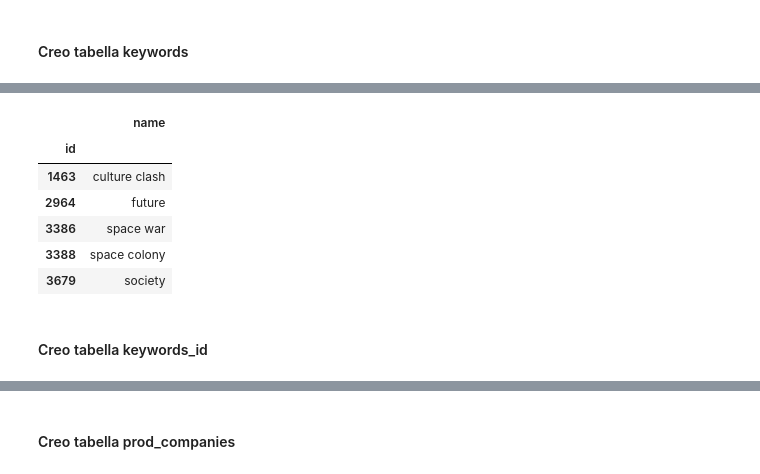
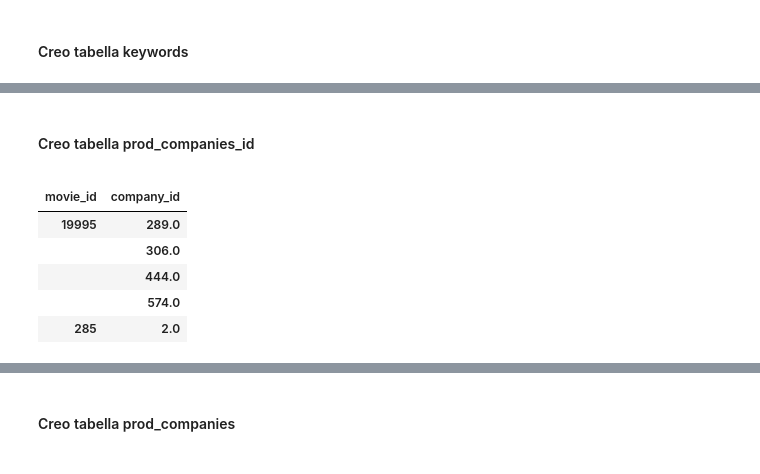
Before and after one commit to silviasantamaria/computerscience, a Jupyter notebook: NUOVO_PROJECT.ipynb, the cells around one changed output, grey strips where cells are left out. Saved outputs shown, nothing was run; the diff lists cells and outputs as text; code cells hidden in the pictures.

```diff
--- a/NUOVO_PROJECT.ipynb
+++ b/NUOVO_PROJECT.ipynb
@@ -104,12 +126,8 @@ movie_id.head(2)
 # %% [markdown]
 #### Creo tabella genere
 # %%
-genere=pd.DataFrame()
-for film in list(range(0,len(movies['genres']))):
-    tabjson=pd.read_json(movies['genres'][film])
-    genere=pd.concat([genere, tabjson])
-genere = genere.set_index(['id'])
-genere= genere.drop_duplicates() #per eliminare le righe duplicate
+genere = genere.set_index(['gender_id'])
+genere = genere.drop_duplicates() #per eliminare le righe duplicate
 genere.head()
 # %% [output]
 |  | name |
@@ -144,18 +175,21 @@ genere_id.head()
+# %% [markdown]
+#### Creo tabella prod_companies_id
 # %%
-keywords=pd.DataFrame()
-for film in list(range(0,len(movies['keywords']))):
-    tabjson=pd.read_json(movies['keywords'][film])
-    keywords=pd.concat([keywords, tabjson])
-keywords = keywords.set_index(['id'])
-keywords = keywords.drop_duplicates()
-keywords.head()
+prod_companies_id = pd.DataFrame()
+for film in list(range(0,len(movies['production_companies']))):
+    tabjson = pd.read_json(movies['production_companies'][film])
+    idfilm = movies['id'][film]
+    tabjson['movie_id'] = idfilm
+    prod_companies_id = pd.concat([prod_companies_id, tabjson])
+prod_companies_id = prod_companies_id.rename(index=str, columns={'id': 'company_id'})
+prod_companies = prod_companies_id[['company_id', 'name']]
+prod_companies_id = prod_companies_id[['movie_id', 'company_id']].set_index(['movie_id', 'company_id'])
+prod_companies_id.head()
 # %% [output]
-|  | name |
-| id |  |
-| 1463 | culture clash |
-| 2964 | future |
-| 3386 | space war |
-| 3388 | space colony |
-| 3679 | society |
+|  |  |
+| movie_id | company_id |
+| 19995 | 289.0 |
+|  | 306.0 |
+|  | 444.0 |
+|  | 574.0 |
+| 285 | 2.0 |
-# %% [markdown]
-#### Creo tabella keywords_id
```
Also changed, not shown: parts of 29 cells of this notebook.
